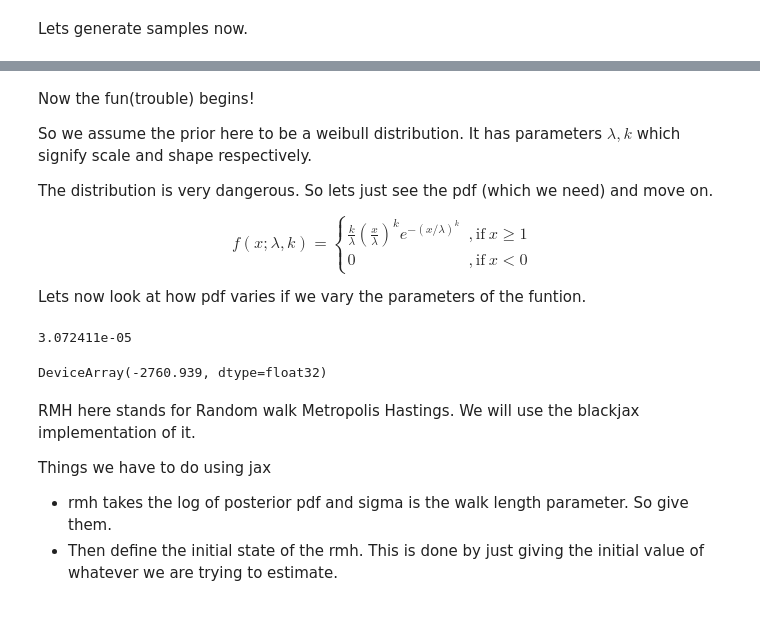
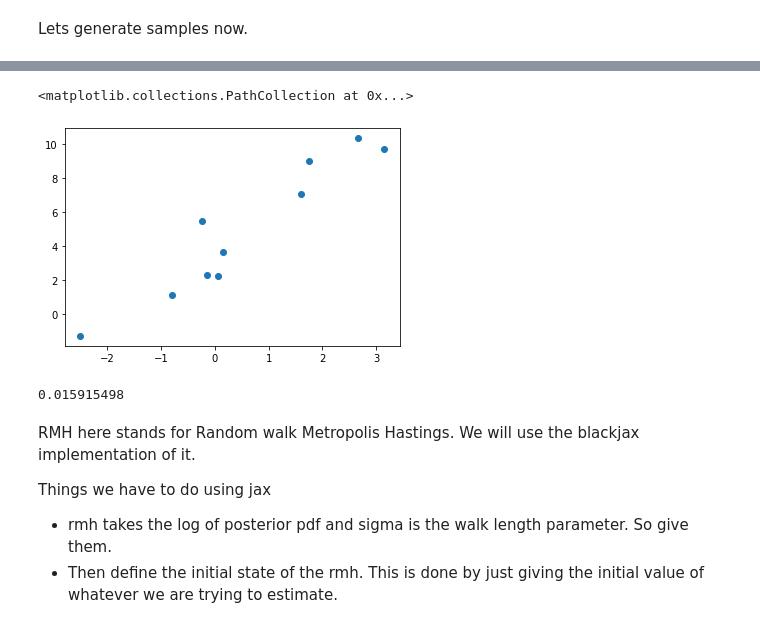
Before and after one commit to AnandShegde/pml_baselines, a Jupyter notebook: MCMC/MCMC for linear regression with normal distribution.ipynb, the cells around one changed output, grey strips where cells are left out. Cells and saved outputs as stored; diff of their text form; code cells hidden in the pictures.

```diff
--- a/MCMC/MCMC for linear regression with normal distribution.ipynb
+++ b/MCMC/MCMC for linear regression with normal distribution.ipynb
@@ -37,17 +31,2 @@ WARNING:absl:No GPU/TPU found, falling back to CPU. (Set TF_CPP_MIN_LOG_LEVEL=0
 # %% [markdown]
 Lets generate samples now.
-# %%
-uniform = tfd.Uniform(-3,4)
-x = uniform.sample(sample_shape=(10,1),seed=key)
-
-def identity_trans(x):
-    return jnp.append(jnp.ones((m,1)),x,axis=1)
-m = x.shape[0]
-x_trans = identity_trans(x)
-def f(x,theta):
-    global key
-    y = x@theta
-    normal = tfd.Normal(0,1)
-    key = jax.random.PRNGKey(10)
-    noise = normal.sample(seed=key,sample_shape=(m,1))
-    return y + noise
@@ -97,45 +33,42 @@ plt.scatter(x,y)
-# %% [markdown]
-Now the fun(trouble) begins!
-
-So we assume the prior here to be a weibull distribution. It has parameters $λ,k$ which signify scale and shape respectively.
-
-The distribution is very dangerous. So lets just see the pdf (which we need) and move on.
-
-\begin{equation}
-    f(x;λ,k)=
-    \begin{cases}
-      \frac{k}{λ}\left(\frac{x}{λ}\right)^ke^{-(x/λ)^k}&,  \text{if}\ x\ge1 \\
-      0 &,  \text{if}\ x<0
-    \end{cases}
-\end{equation}
-
-Lets now look at how pdf varies if we vary the parameters of the funtion.
+# %%
+with open("../data/linear_regression",'rb') as f:
+    data = pickle.load(f)
+x = jnp.array(data['data']['x'])
+def identity_trans(x):
+    return jnp.append(jnp.ones((m,1)),x,axis=1)
+m = x.shape[0]
+x_trans = identity_trans(x)
+y = jnp.array(data['data']['y'])
+prior_mean = jnp.array(data['prior']['mean'])
+prior_var = jnp.array(data['prior']['var'])
+noise_var = data['noise_variance']
+plt.scatter(x,y)
+# %% [output]
+<matplotlib.collections.PathCollection at 0x...>
+[figure, added]
 # %%
 n = x_trans.shape[1]
 alpha = 10
 beta = 15
 prior_normal = tfd.MultivariateNormalFullCovariance(
-    loc = (theta+jnp.array([[10,5]]).T).reshape(n,),covariance_matrix= 10*jnp.identity(n)
+    loc = prior_mean,covariance_matrix= prior_var
 )
 
-print(prior_normal.prob((theta.reshape(n,))))
+print(prior_normal.prob((prior_mean)))
 # %% [output]
-3.072411e-05
+0.015915498
 # %%
 y = y.reshape(m,)
 def log_postfn(theta):
   # from the above equation
   # log_prior = -(x/lamda)**k+ (k-1)*(jnp.log(x)-jnp.log(lamda)) +jnp.log(k/lamda)
+  theta = theta['theta']
   log_prior = prior_normal.log_prob(theta)
   # log_likelihood
   mean = (x_trans@theta.reshape(n,1)).reshape(m,)
   likelihood_normal = tfd.MultivariateNormalFullCovariance(mean,jnp.identity(m))
   log_like = jnp.array(likelihood_normal.log_prob(y))
   return (log_like+log_prior)
-
-log_postfn((theta+jnp.array([[6.4,9.1]]).T).reshape(n,))
-# %% [output]
-DeviceArray(-2760.939, dtype=float32)
 # %% [markdown]
 RMH here stands for Random walk Metropolis Hastings.
 We will use the blackjax implementation of it.
```
Also changed, not shown: parts of 11 cells of this notebook, 3 other files.
